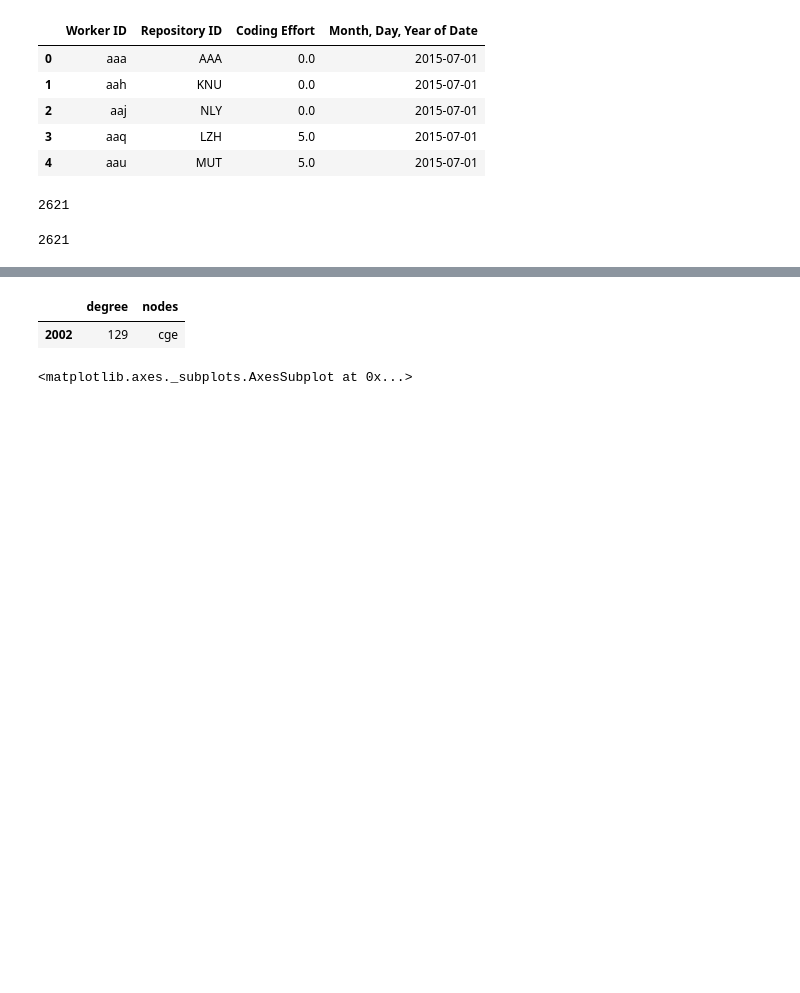
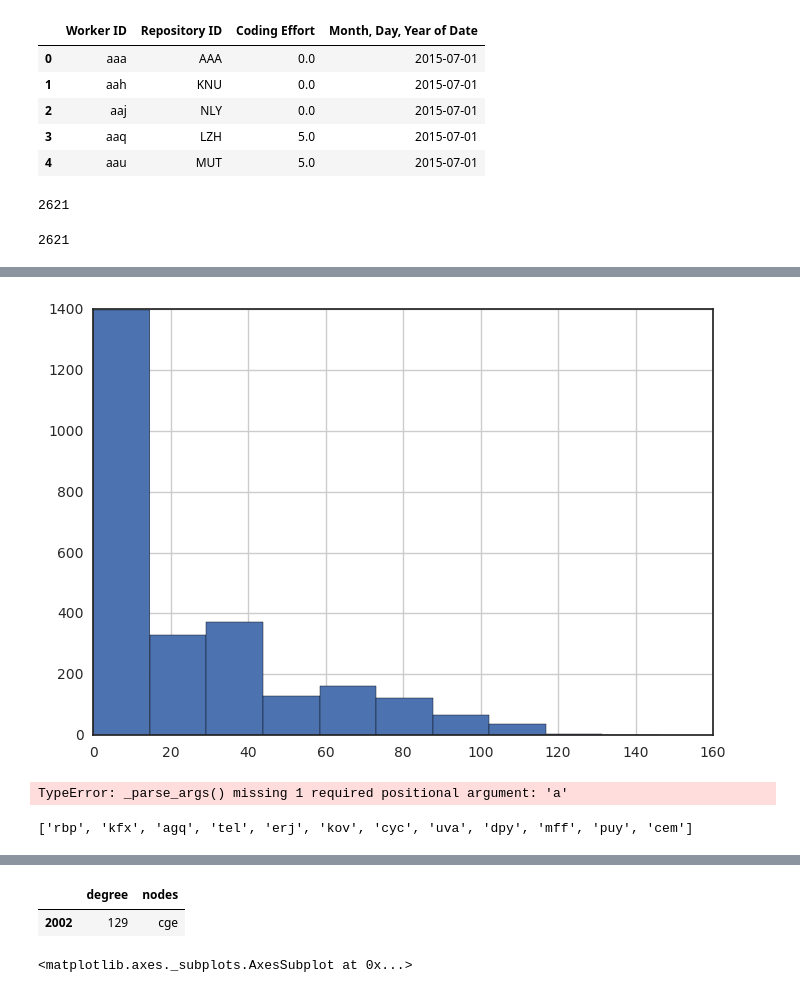
Before and after one commit to MiyainNYC/Graph-Thinking, a Jupyter notebook: dynamics.ipynb, the cells around one changed output, grey strips where cells are left out. Cells and saved outputs as stored; diff of their text form; code cells hidden in the pictures; blank space fills up the shorter version.

```diff
--- a/dynamics.ipynb
+++ b/dynamics.ipynb
@@ -88,4 +138,16 @@ sorted(nx.degree(W).items(), key=operator.itemgetter(1),reverse = True)
  ...]
+# %%
+degree_df = pd.DataFrame({'nodes':list(nx.degree(W).keys()),'degree':list(nx.degree(W).values())})
+# %%
+degree_df['degree'].hist()
+plt.savefig('degree_W.png')
+# %% [output]
+[figure, added]
+# %%
+from scipy import stats
+stats.kstest(degree_df['degree'],"powerlaw")
+# %% [output]
+TypeError: _parse_args() missing 1 required positional argument: 'a'
 # %%
 close_df = pd.DataFrame({'nodes':list(nx.closeness_centrality(W).keys()),'close':list(nx.closeness_centrality(W).values())})
 # %%
@@ -92,0 +155,4 @@ betweenness_df = pd.DataFrame({'nodes':list(nx.betweenness_centrality(W).keys())
+# %%
+print(list(close_df.sort_values(by = 'close',ascending = False)['nodes'])[:12])
+# %% [output]
+['rbp', 'kfx', 'agq', 'tel', 'erj', 'kov', 'cyc', 'uva', 'dpy', 'mff', 'puy', 'cem']
```
Also changed, not shown: parts of 19 cells of this notebook.
